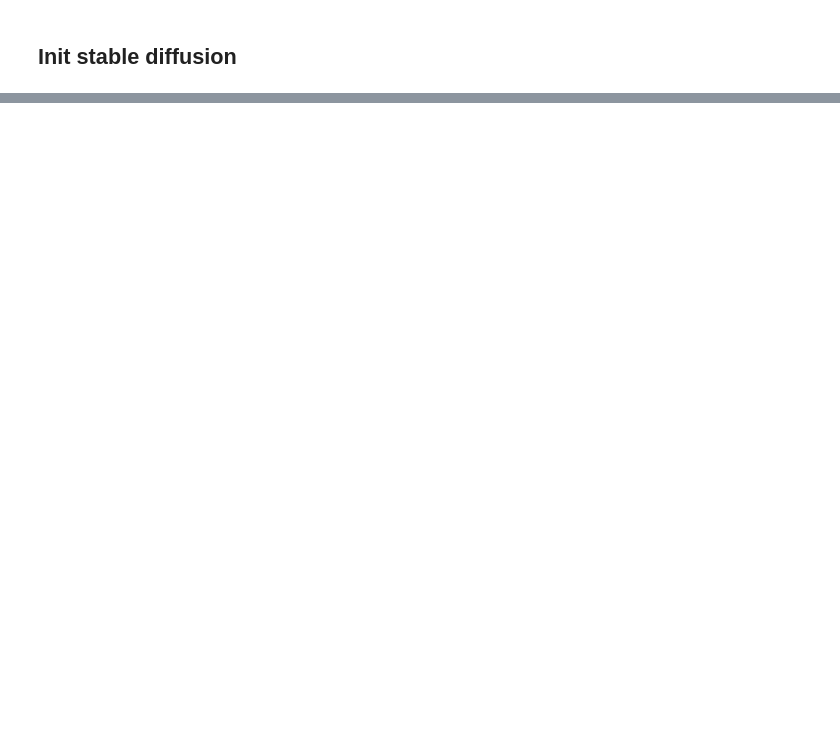
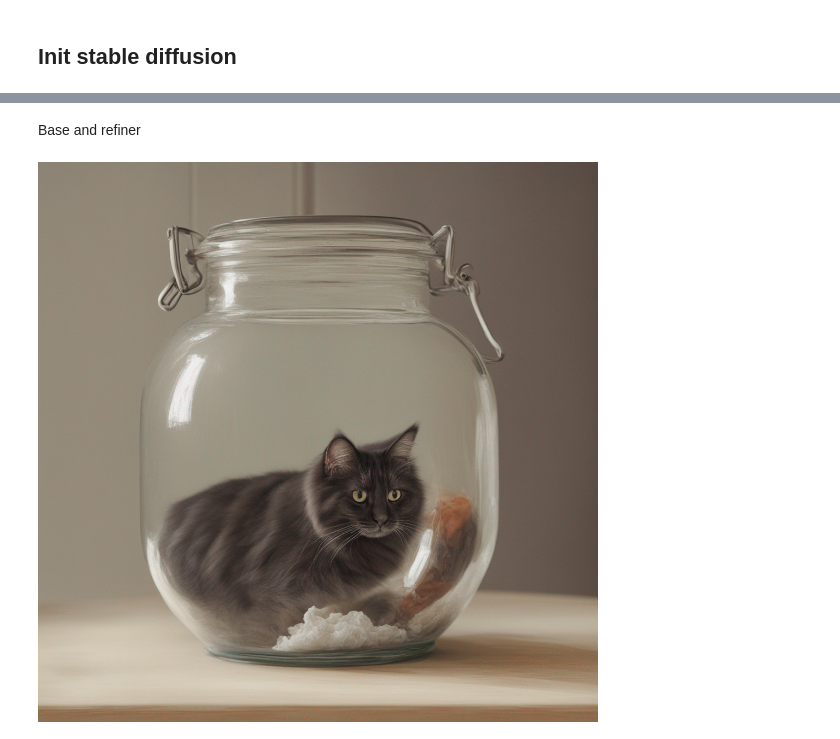
Before and after one commit to kyrlian/stable-diffusion, a Jupyter notebook: stablediffusion.ipynb, the cells around one changed output, grey strips where cells are left out. Drawn from its saved outputs; the diff is of its cells as text; code cells hidden in the pictures; blank space fills up the shorter version.

```diff
--- a/stablediffusion.ipynb
+++ b/stablediffusion.ipynb
@@ -51 +81,26 @@ def generate(prompt,seed=42):
+# %%
+def generate_refined(prompt, seed=42):
+    # Define how many steps and what % of steps to be run on each experts (80/20) here
+    n_steps = 40
+    high_noise_frac = 0.8
+    generator = torch.Generator("cuda").manual_seed(seed)
+    # run both experts
+    base_image = refined_base(
+        prompt=prompt,
+        num_inference_steps=n_steps,
+        denoising_end=high_noise_frac,
+        output_type="latent",
+        generator=generator
+    ).images[0]
+    refined_image = refined_refiner(
+        prompt=prompt,
+        num_inference_steps=n_steps,
+        denoising_start=high_noise_frac,
+        image=base_image,
+        generator=generator
+    ).images[0]
+    fname = f"images/{prompt.replace(' ','-')}.png"
+    refined_image.save(fname)
+    display(refined_image)
+    return refined_image
 # %% [markdown]
@@ -56,0 +116,6 @@ img=generate("a photo of an astronaut riding a horse on mars")
+# %% [markdown]
+Base and refiner
+# %%
+img = generate_refined("un chat dans un bocal")
+# %% [output]
+[figure, added]
```
Also changed, not shown: parts of 11 cells of this notebook, 2 other files.
